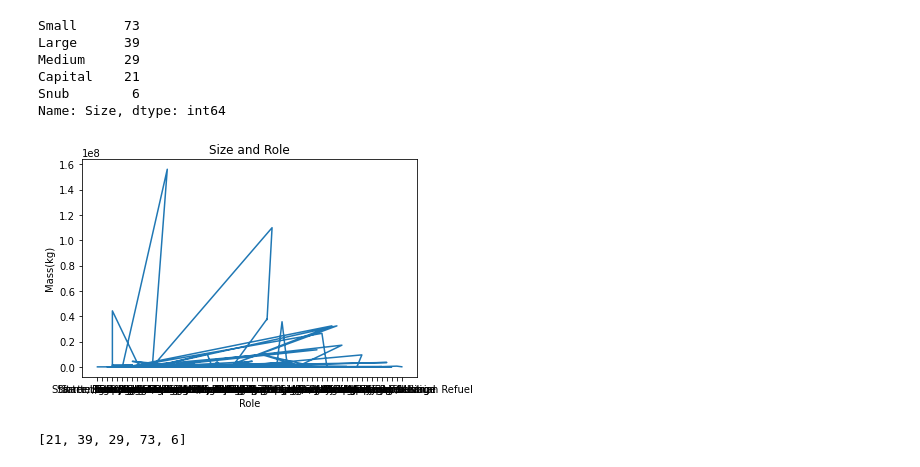
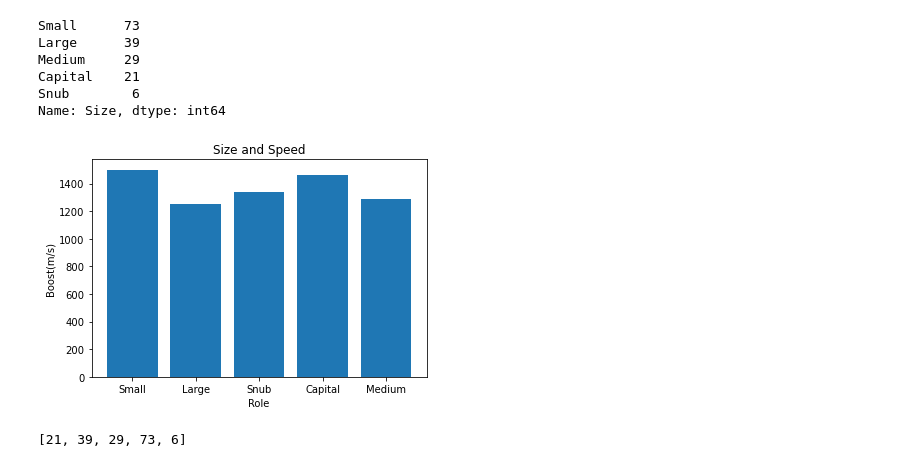
Before and after one commit to DINHC/starcitizen, a Jupyter notebook: stargraph.ipynb, the cells around one changed output. Cells and saved outputs as stored; diff of their text form; code cells hidden in the pictures.

Commit message:
Focusing more on size of ships and max speed

```diff
--- a/stargraph.ipynb
+++ b/stargraph.ipynb
@@ -78,19 +78,19 @@ Name: Size, dtype: int64
 #graph failed need to create new df using data on just ship roles and size
 # %%
 # starset1[['Role', 'Mass(kg)']].plot()
-x = starset1['Role']
-y = starset1['Mass(kg)']
-plt.plot(x, y)
+x = starset1['Size']
+y = starset1['Boost(m/s)']
+plt.bar(x, y)
 plt.xlabel('Role')
-plt.ylabel('Mass(kg)')
+plt.ylabel('Boost(m/s)')
 
-plt.title("Size and Role")
+plt.title("Size and Speed")
 
 plt.show()
 
 #Messy
 # %% [output]
-[figure, old version]
+[figure, new version]
 # %%
 starpie = (starset1.groupby(['Size'])['Crew max'].count()).tolist()
 
```
